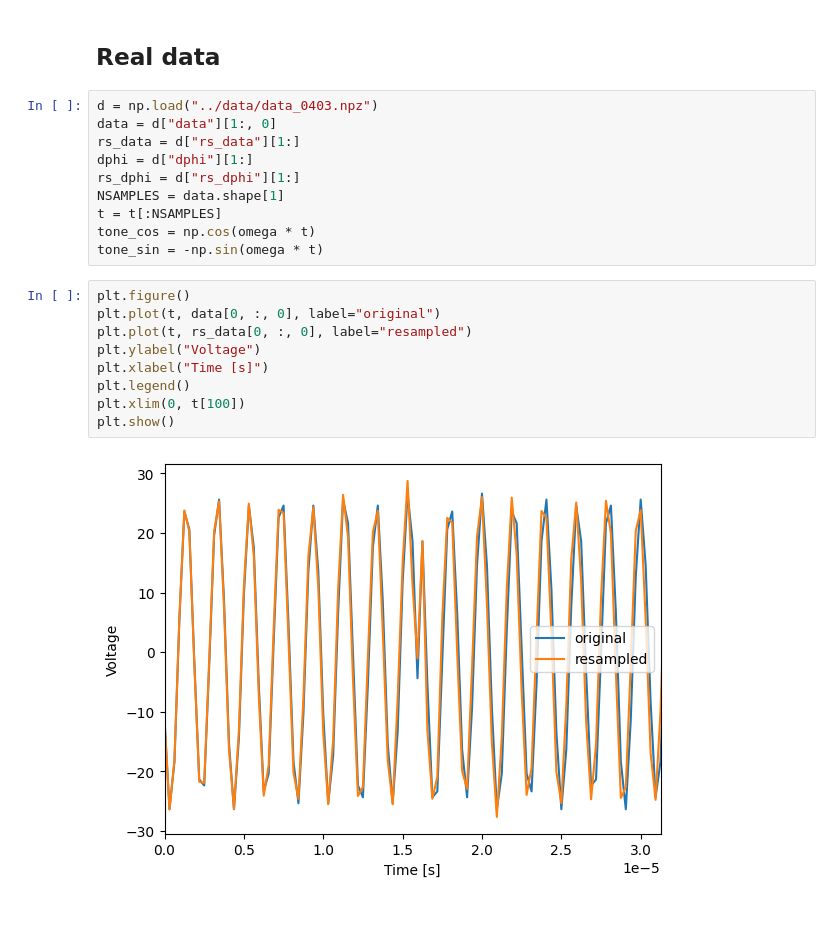
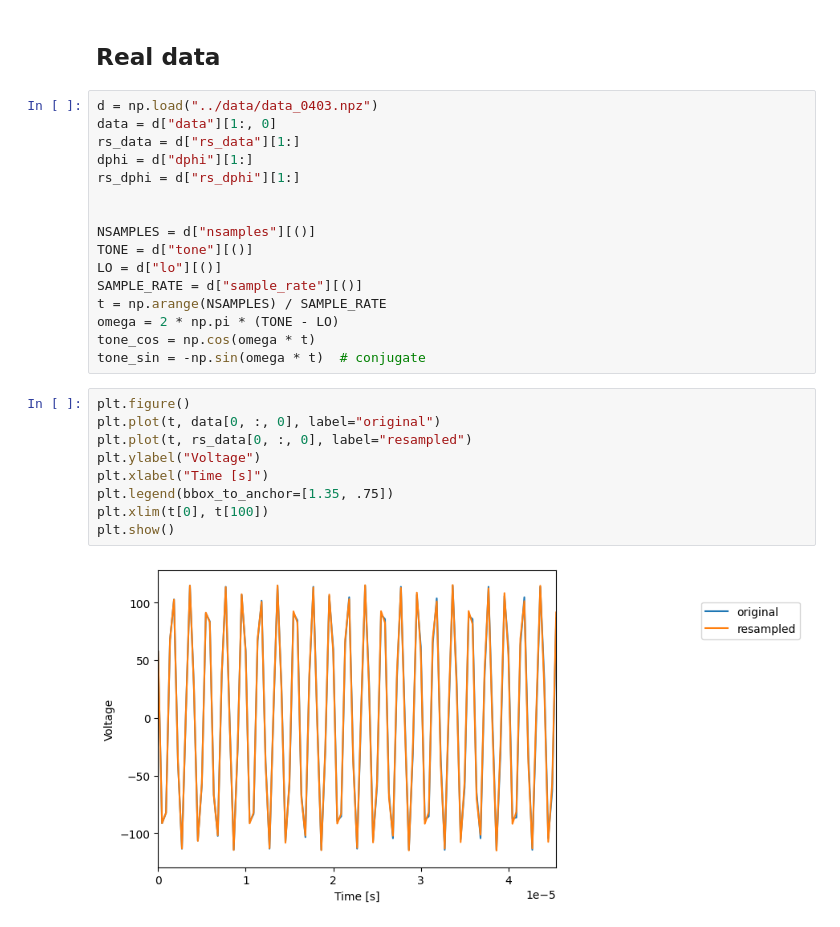
Before and after one commit to AaronParsons/sdrudp, a Jupyter notebook: notebooks/phase_detect_and_correct.ipynb, the cells around one changed output. Cells and saved outputs as stored; diff of their text form.

```diff
--- a/notebooks/phase_detect_and_correct.ipynb
+++ b/notebooks/phase_detect_and_correct.ipynb
@@ -90,19 +96,25 @@ data = d["data"][1:, 0]
 rs_data = d["rs_data"][1:]
 dphi = d["dphi"][1:]
 rs_dphi = d["rs_dphi"][1:]
-NSAMPLES = data.shape[1]
-t = t[:NSAMPLES]
+
+
+NSAMPLES = d["nsamples"][()]
+TONE = d["tone"][()]
+LO = d["lo"][()]
+SAMPLE_RATE = d["sample_rate"][()]
+t = np.arange(NSAMPLES) / SAMPLE_RATE
+omega = 2 * np.pi * (TONE - LO)
 tone_cos = np.cos(omega * t)
-tone_sin = -np.sin(omega * t)
+tone_sin = -np.sin(omega * t)  # conjugate
-# %%
-plt.figure()
-plt.plot(t, data[0, :, 0], label="original")
-plt.plot(t, rs_data[0, :, 0], label="resampled")
-plt.ylabel("Voltage")
-plt.xlabel("Time [s]")
-plt.legend()
-plt.xlim(0, t[100])
-plt.show()
-# %% [output]
-[figure, removed]
+# %%
+plt.figure()
+plt.plot(t, data[0, :, 0], label="original")
+plt.plot(t, rs_data[0, :, 0], label="resampled")
+plt.ylabel("Voltage")
+plt.xlabel("Time [s]")
+plt.legend(bbox_to_anchor=[1.35, .75])
+plt.xlim(t[0], t[100])
+plt.show()
+# %% [output]
+[figure, added]
 # %%
```
Also changed, not shown: parts of 10 cells of this notebook.
